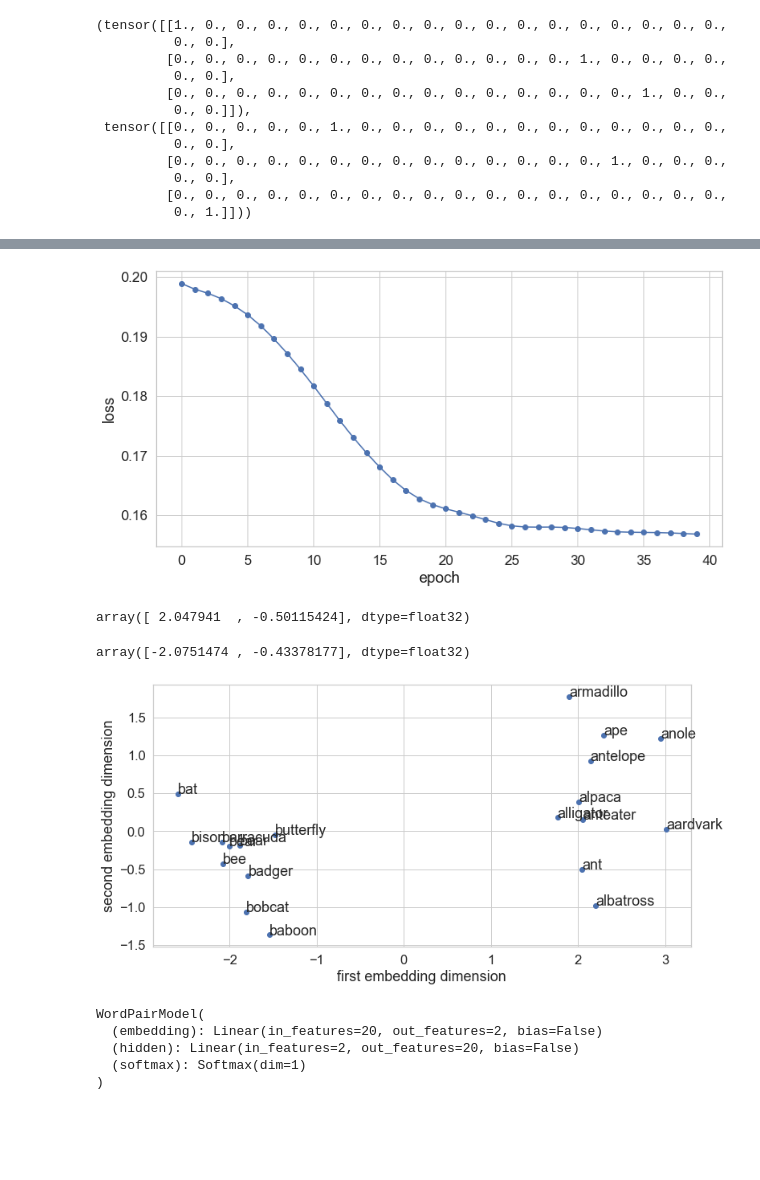
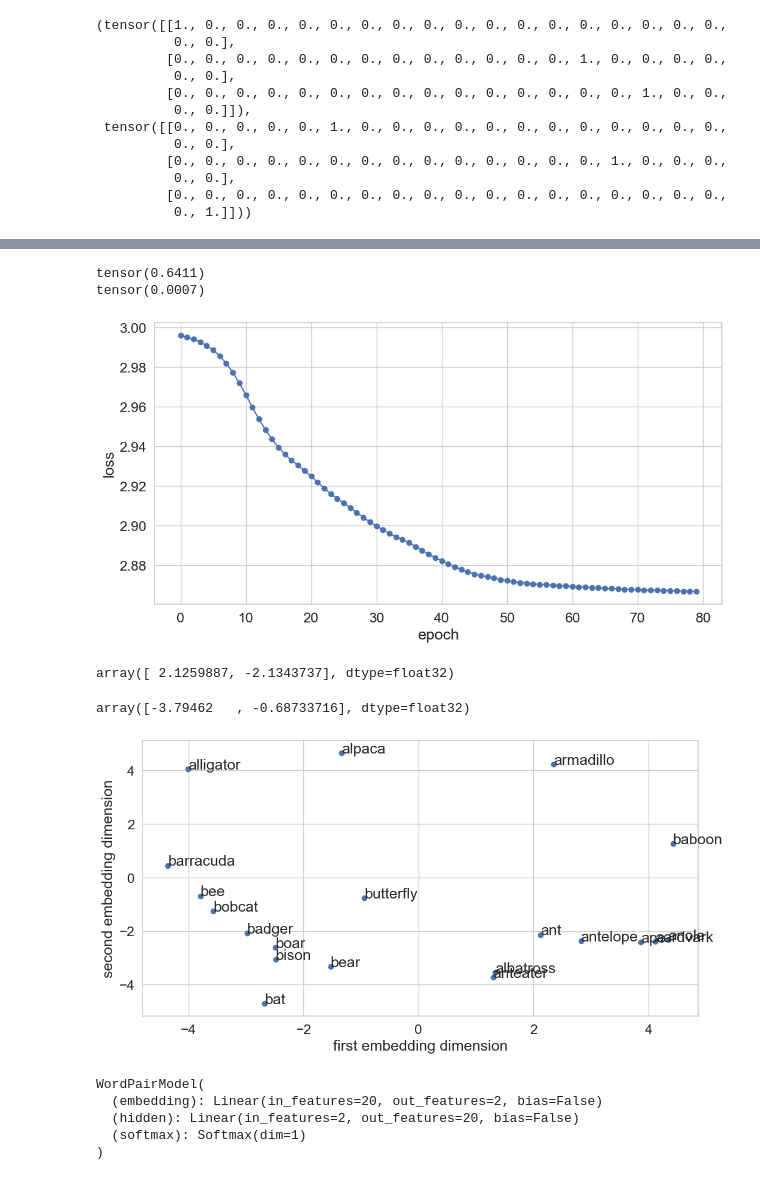
Before and after one commit to tulane-cmps6730/main, a Jupyter notebook: lec/language_models/word2vec.ipynb, the cells around one changed output, grey strips where cells are left out. Drawn from its saved outputs; the diff is of its cells as text; code cells hidden in the pictures; blank space fills up the shorter version.

```diff
--- a/lec/language_models/word2vec.ipynb
+++ b/lec/language_models/word2vec.ipynb
@@ -90,15 +90,18 @@ b_names = [b for b in animals if b[0] == 'b']
 
 def make_animal_data():
     np.random.seed(42)
-    animal_data = pd.DataFrame(zip(np.random.choice(a_names, size=300), np.random.choice(a_names, size=300)),
+    animal_data = pd.DataFrame(zip(np.random.choice(a_names, size=300),
+                                   np.random.choice(a_names, size=300)),
                               columns=['w1', 'w2'])
     animal_data = pd.concat((animal_data,
-                           pd.DataFrame(zip(np.random.choice(b_names, size=300), np.random.choice(b_names, size=300)),
+                           pd.DataFrame(zip(np.random.choice(b_names, size=300),
+                                            np.random.choice(b_names, size=300)),
                               columns=['w1', 'w2'])))
     animal_data = animal_data.sample(frac=1, random_state=42)
     # remove where w1==w2
     animal_data = animal_data[animal_data.w1 != animal_data.w2]#.drop_duplicates()
     return animal_data
+
 data = make_animal_data()
 data
 # %% [output]
@@ -301,38 +334,51 @@ output2label(output, animals)
+# %%
+# input can be normalized...
+print(nn.CrossEntropyLoss()(torch.tensor([[.9, .1, .1]]),
+                            torch.tensor([[1., 0., 0.]])))
+# or unnormalized, in which case the softmax above will normalize it.
+print(nn.CrossEntropyLoss()(torch.tensor([[9., 1., 1.]]),
+                            torch.tensor([[1., 0., 0.]])))
+# %% [output]
+tensor(0.6411)
+tensor(0.0007)
 # %%
 def train_word_pair(data, vocab):
     torch.random.manual_seed(42)  # for reproducibility
     learning_rate = 0.1
     model = WordPairModel(len(vocab), embedding_size=2)
     # binary cross entropy
     # choice of loss function depends on output type of model
-    criterion = nn.BCELoss()
+    # https://pytorch.org/docs/stable/generated/torch.nn.BCELoss.html
+    # criterion = nn.BCELoss()
+    criterion = nn.CrossEntropyLoss()
     # fancier version of gradient descent
     optimizer = torch.optim.Adam(model.parameters(),
                                  lr=learning_rate)
     model.verbose = False
 
     loss_val = []
-    num_epochs = 40
+    num_epochs = 80
     # main training loop
     for epoch in tqdm(range(num_epochs), total=num_epochs):
         optimizer.zero_grad() # reset all the gradient information
         inputs, labels = vectorize_batch(data, vocab)
         outputs = model(inputs)
+        labels = labels.argmax(axis=1)
         loss = criterion(outputs, labels)
         loss.backward()      # computes all the gradients
         optimizer.step()     # update parameters
         loss_val.append(loss.item())
 
     plt.figure()
     plt.plot(loss_val, 'bo-')
     plt.ylabel('loss')
     plt.xlabel('epoch')
     plt.show()
     return model
 
 word_pair_model = train_word_pair(data, vocab)
 # %% [output]
-[figure, old version]
+[figure, new version]
 # %%
 # get embedding for a word
 def word2embedding(word, model, vocabulary):
@@ -340,11 +386,11 @@ def word2embedding(word, model, vocabulary):
         vectorize_one(word, vocabulary)).detach().cpu().numpy()[0]
 word2embedding('ant', word_pair_model, vocab)
 # %% [output]
-array([ 2.047941  , -0.50115424], dtype=float32)
+array([ 2.1259887, -2.1343737], dtype=float32)
 # %%
 word2embedding('bee', word_pair_model, vocab)
 # %% [output]
-array([-2.0751474 , -0.43378177], dtype=float32)
+array([-3.79462   , -0.68733716], dtype=float32)
 # %%
 def plot_embeddings(animal_embeddings, animals):
     plt.figure()
@@ -359,7 +405,7 @@ def plot_embeddings(animal_embeddings, animals):
 animal_embeddings = [word2embedding(animal, word_pair_model, vocab) for animal in animals]
 plot_embeddings(animal_embeddings, animals)
 # %% [output]
-[figure, old version]
+[figure, new version]
 # %%
 # how many parameters in our model?
 print(word_pair_model)
```
Also changed, not shown: parts of 17 cells of this notebook, 5 other files.
